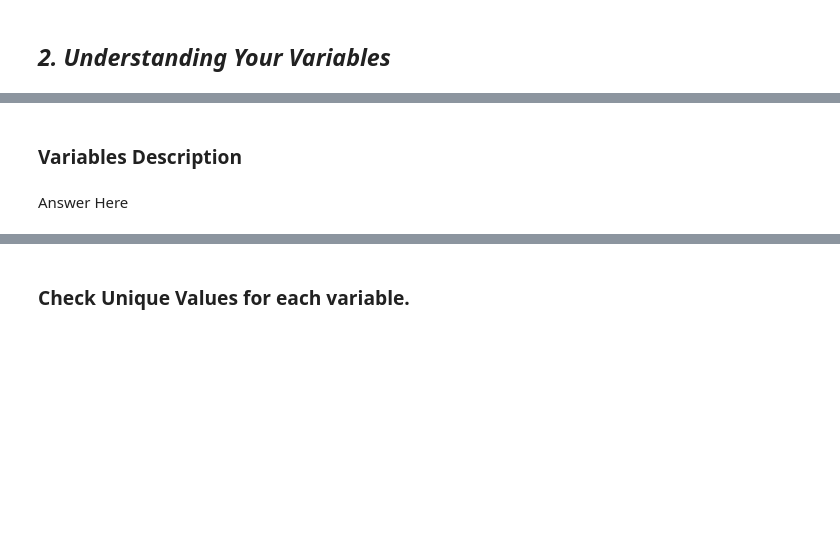
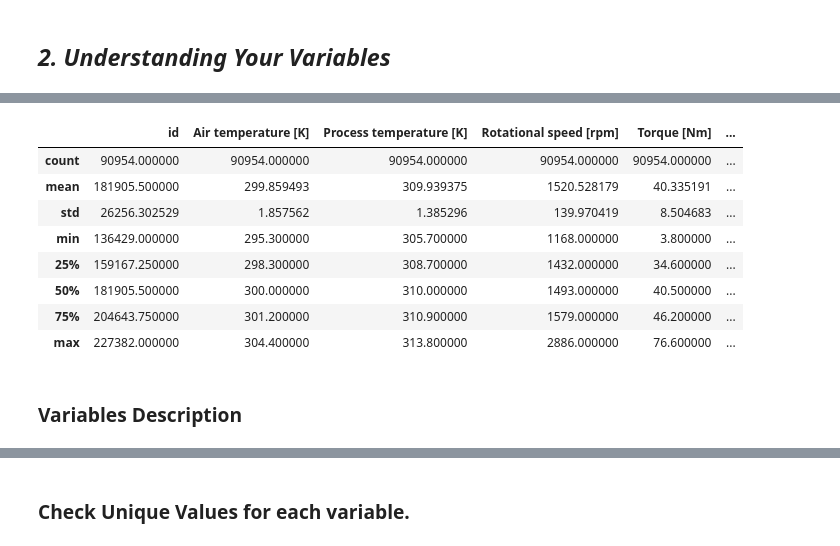
Before and after one commit to Sagarjain93/Machine-Learning-Portfolio, a Jupyter notebook: 03_ML_Practice/Tata_Steel_Machine_Failure_Prediction/02_notebooks/01_data_cleaning.ipynb, the cells around one changed output, grey strips where cells are left out. Cells and saved outputs as stored; diff of their text form; code cells hidden in the pictures; blank space fills up the shorter version.

```diff
--- a/03_ML_Practice/Tata_Steel_Machine_Failure_Prediction/02_notebooks/01_data_cleaning.ipynb
+++ b/03_ML_Practice/Tata_Steel_Machine_Failure_Prediction/02_notebooks/01_data_cleaning.ipynb
@@ -230,4 +365,14 @@ Initial Understanding
+# %%
+test.describe()
+# %% [output]
+|  | id | Air temperature [K] | Process temperature [K] | Rotational speed [rpm] | Torque [Nm] | ... |
+| count | 90954.000000 | 90954.000000 | 90954.000000 | 90954.000000 | 90954.000000 | ... |
+| mean | 181905.500000 | 299.859493 | 309.939375 | 1520.528179 | 40.335191 | ... |
+| std | 26256.302529 | 1.857562 | 1.385296 | 139.970419 | 8.504683 | ... |
+| min | 136429.000000 | 295.300000 | 305.700000 | 1168.000000 | 3.800000 | ... |
+| 25% | 159167.250000 | 298.300000 | 308.700000 | 1432.000000 | 34.600000 | ... |
+| 50% | 181905.500000 | 300.000000 | 310.000000 | 1493.000000 | 40.500000 | ... |
+| 75% | 204643.750000 | 301.200000 | 310.900000 | 1579.000000 | 46.200000 | ... |
+| max | 227382.000000 | 304.400000 | 313.800000 | 2886.000000 | 76.600000 | ... |
 # %% [markdown]
 ### Variables Description
-# %% [markdown]
-Answer Here
```
Also changed, not shown: parts of 17 cells of this notebook.
